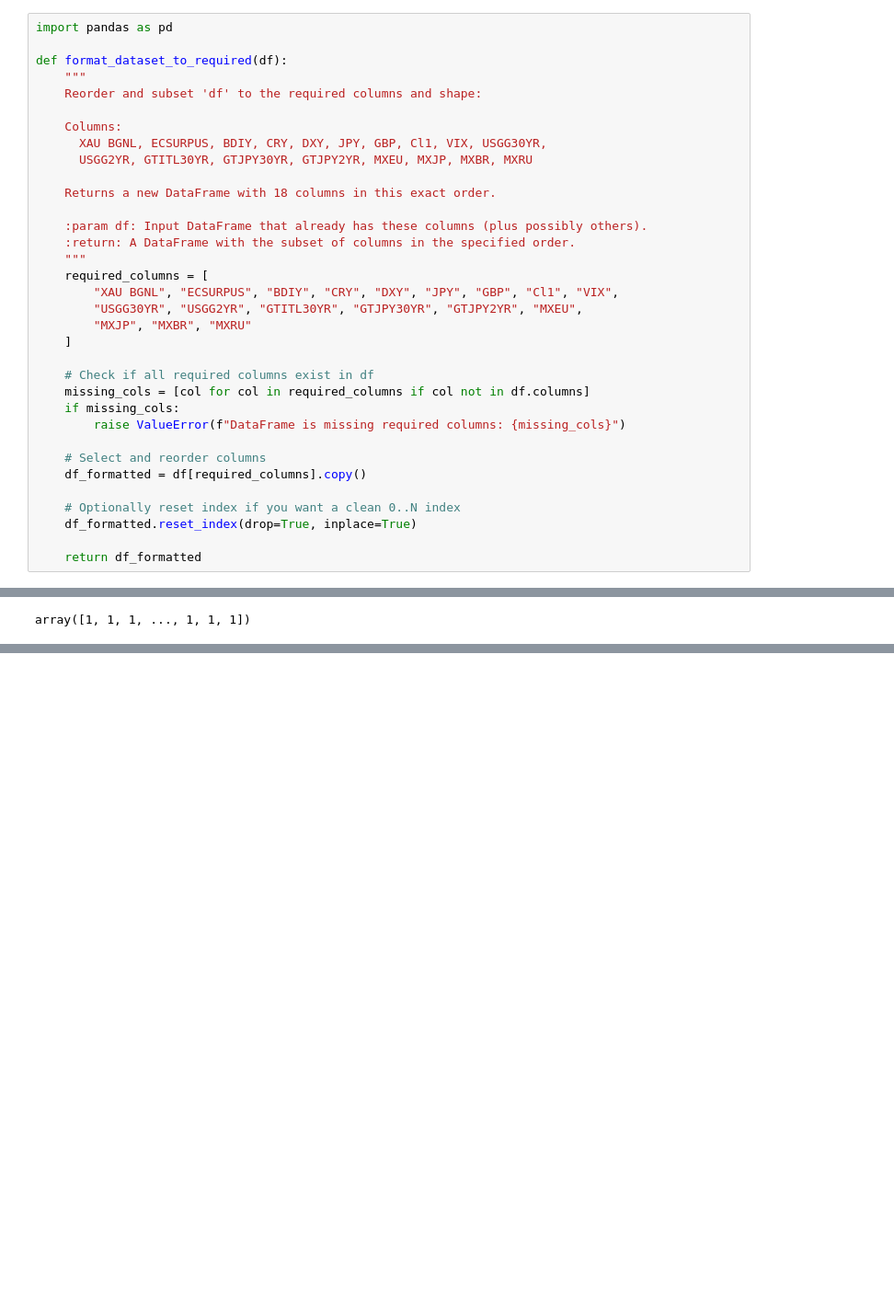
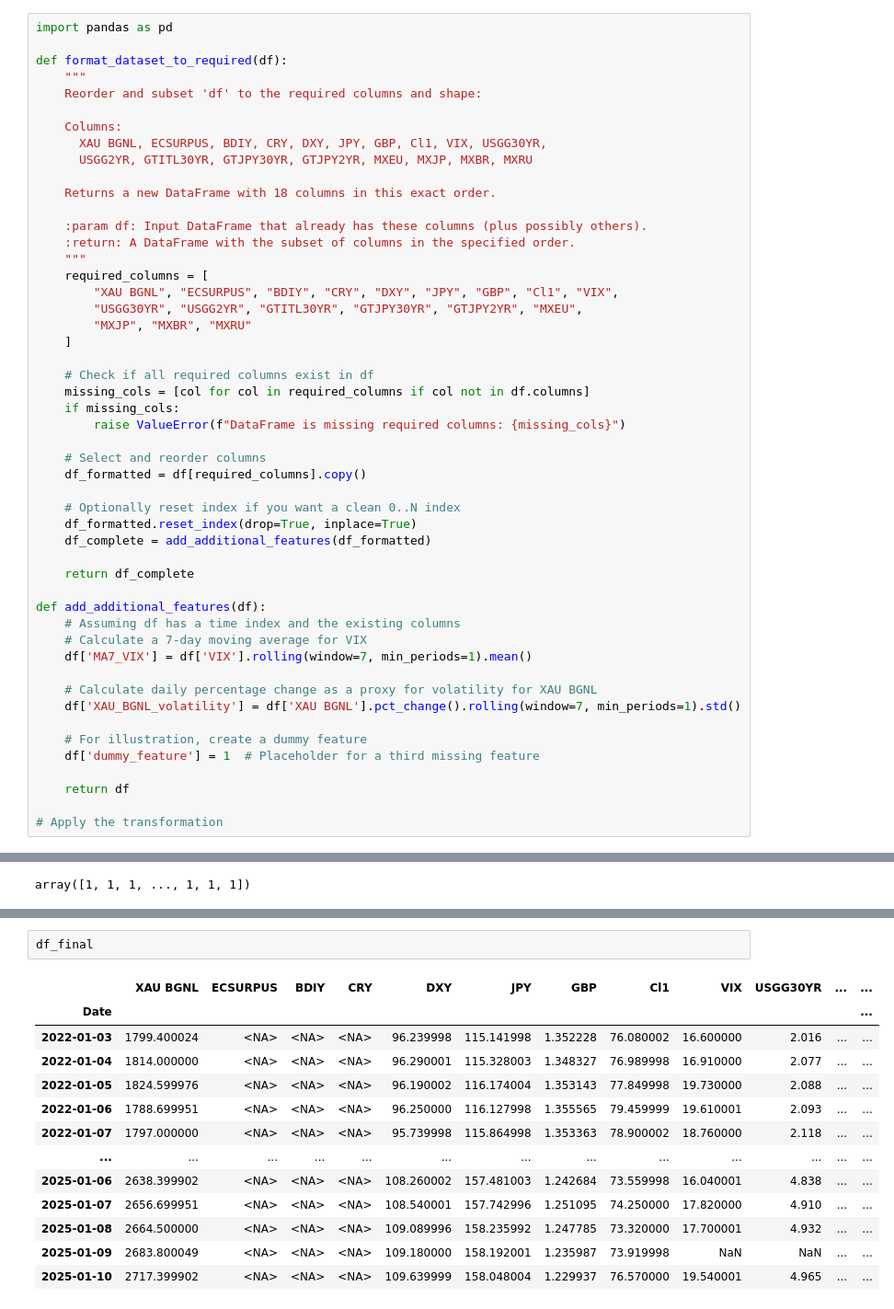
Before and after one commit to purohitamann/market-anomaly-detection, a Jupyter notebook: model_training.ipynb, the cells around one changed output, grey strips where cells are left out. Shown at 92% size. Cells and saved outputs as stored; diff of their text form; blank space fills up the shorter version.

```diff
--- a/model_training.ipynb
+++ b/model_training.ipynb
@@ -1506,8 +1506,24 @@ def format_dataset_to_required(df):
 
     # Optionally reset index if you want a clean 0..N index
     df_formatted.reset_index(drop=True, inplace=True)
+    df_complete = add_additional_features(df_formatted)
 
-    return df_formatted
+    return df_complete
+
+def add_additional_features(df):
+    # Assuming df has a time index and the existing columns
+    # Calculate a 7-day moving average for VIX
+    df['MA7_VIX'] = df['VIX'].rolling(window=7, min_periods=1).mean()
+
+    # Calculate daily percentage change as a proxy for volatility for XAU BGNL
+    df['XAU_BGNL_volatility'] = df['XAU BGNL'].pct_change().rolling(window=7, min_periods=1).std()
+
+    # For illustration, create a dummy feature
+    df['dummy_feature'] = 1  # Placeholder for a third missing feature
+
+    return df
+
+# Apply the transformation
 # %%
 formatted_df = format_dataset_to_required(feature)
 
@@ -1584,0 +1812,16 @@ array([1, 1, 1, ..., 1, 1, 1])
+# %%
+df_final
+# %% [output]
+|  | XAU BGNL | ECSURPUS | BDIY | CRY | DXY | JPY | GBP | Cl1 | VIX | USGG30YR | ... | ... |
+| Date |  |  |  |  |  |  |  |  |  |  |  | ... |
+| 2022-01-03 | 1799.400024 | <NA> | <NA> | <NA> | 96.239998 | 115.141998 | 1.352228 | 76.080002 | 16.600000 | 2.016 | ... | ... |
+| 2022-01-04 | 1814.000000 | <NA> | <NA> | <NA> | 96.290001 | 115.328003 | 1.348327 | 76.989998 | 16.910000 | 2.077 | ... | ... |
+| 2022-01-05 | 1824.599976 | <NA> | <NA> | <NA> | 96.190002 | 116.174004 | 1.353143 | 77.849998 | 19.730000 | 2.088 | ... | ... |
+| 2022-01-06 | 1788.699951 | <NA> | <NA> | <NA> | 96.250000 | 116.127998 | 1.355565 | 79.459999 | 19.610001 | 2.093 | ... | ... |
+| 2022-01-07 | 1797.000000 | <NA> | <NA> | <NA> | 95.739998 | 115.864998 | 1.353363 | 78.900002 | 18.760000 | 2.118 | ... | ... |
+| ... | ... | ... | ... | ... | ... | ... | ... | ... | ... | ... | ... | ... |
+| 2025-01-06 | 2638.399902 | <NA> | <NA> | <NA> | 108.260002 | 157.481003 | 1.242684 | 73.559998 | 16.040001 | 4.838 | ... | ... |
+| 2025-01-07 | 2656.699951 | <NA> | <NA> | <NA> | 108.540001 | 157.742996 | 1.251095 | 74.250000 | 17.820000 | 4.910 | ... | ... |
+| 2025-01-08 | 2664.500000 | <NA> | <NA> | <NA> | 109.089996 | 158.235992 | 1.247785 | 73.320000 | 17.700001 | 4.932 | ... | ... |
+| 2025-01-09 | 2683.800049 | <NA> | <NA> | <NA> | 109.180000 | 158.192001 | 1.235987 | 73.919998 | NaN | NaN | ... | ... |
+| 2025-01-10 | 2717.399902 | <NA> | <NA> | <NA> | 109.639999 | 158.048004 | 1.229937 | 76.570000 | 19.540001 | 4.965 | ... | ... |
```
Also changed, not shown: parts of 8 cells of this notebook.
